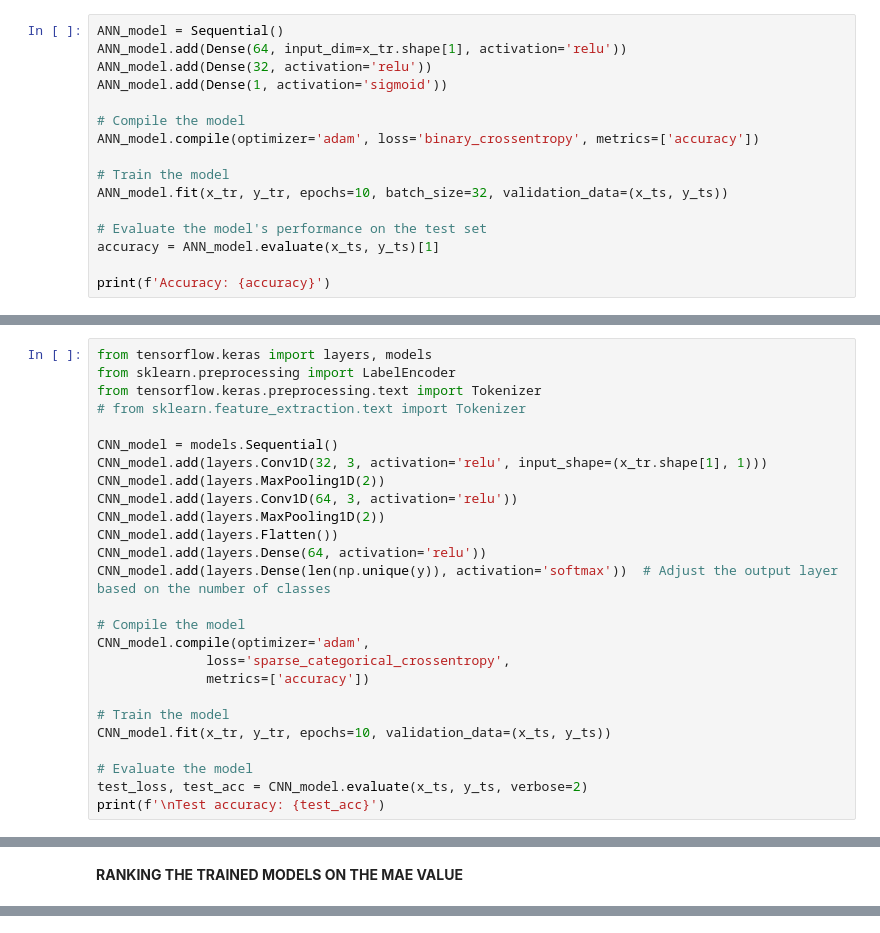
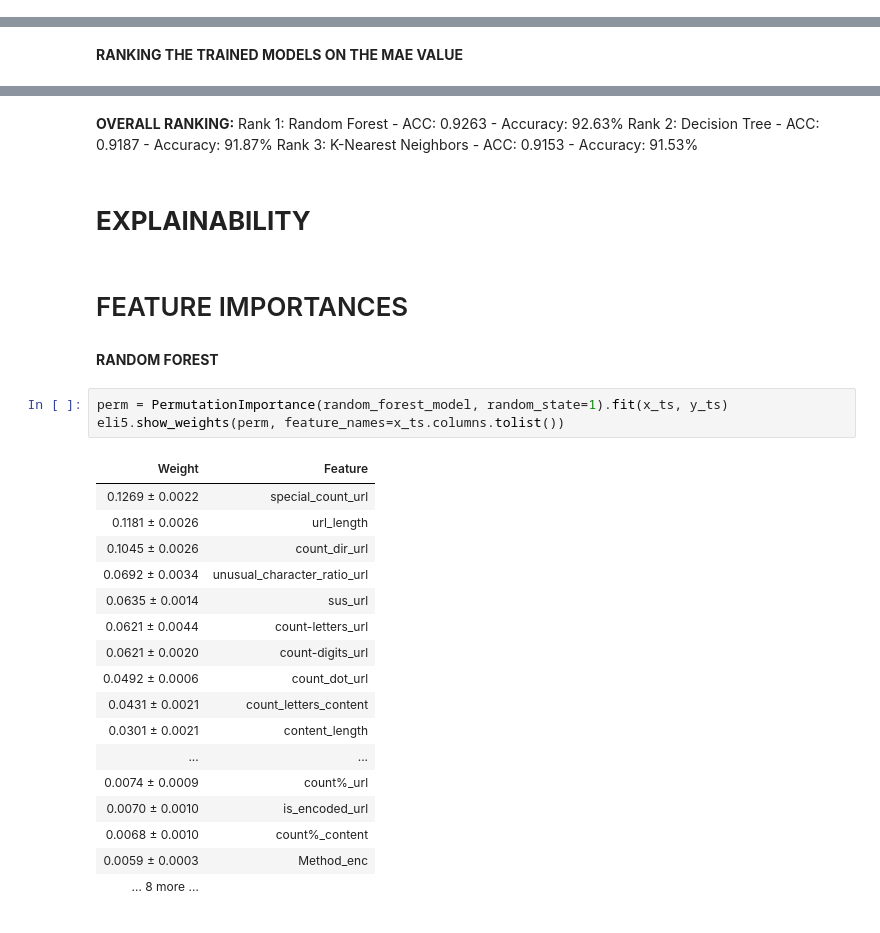
Before and after one commit to MonicaMedhat20/Web-Application-Firewall-WAF-Enhancement-, a Jupyter notebook: csic-2010-web-application-attacks-classifier.ipynb, the cells around one changed output, grey strips where cells are left out. Saved outputs shown, nothing was run; the diff lists cells and outputs as text.

```diff
--- a/csic-2010-web-application-attacks-classifier.ipynb
+++ b/csic-2010-web-application-attacks-classifier.ipynb
@@ -1140,16 +978,0 @@ Accuracy: 0.8159388899803162
-# %%
-ANN_model = Sequential()
-ANN_model.add(Dense(64, input_dim=x_tr.shape[1], activation='relu'))
-ANN_model.add(Dense(32, activation='relu'))
-ANN_model.add(Dense(1, activation='sigmoid'))
-
-# Compile the model
-ANN_model.compile(optimizer='adam', loss='binary_crossentropy', metrics=['accuracy'])
-
-# Train the model
-ANN_model.fit(x_tr, y_tr, epochs=10, batch_size=32, validation_data=(x_ts, y_ts))
-
-# Evaluate the model's performance on the test set
-accuracy = ANN_model.evaluate(x_ts, y_ts)[1]
-
-print(f'Accuracy: {accuracy}')
@@ -1176,26 +978,0 @@ Accuracy: 0.8310043811798096
-# %%
-from tensorflow.keras import layers, models
-from sklearn.preprocessing import LabelEncoder
-from tensorflow.keras.preprocessing.text import Tokenizer
-# from sklearn.feature_extraction.text import Tokenizer
-
-CNN_model = models.Sequential()
-CNN_model.add(layers.Conv1D(32, 3, activation='relu', input_shape=(x_tr.shape[1], 1)))
-CNN_model.add(layers.MaxPooling1D(2))
-CNN_model.add(layers.Conv1D(64, 3, activation='relu'))
-CNN_model.add(layers.MaxPooling1D(2))
-CNN_model.add(layers.Flatten())
-CNN_model.add(layers.Dense(64, activation='relu'))
-CNN_model.add(layers.Dense(len(np.unique(y)), activation='softmax'))  # Adjust the output layer based on the number of classes
-
-# Compile the model
-CNN_model.compile(optimizer='adam',
-              loss='sparse_categorical_crossentropy',
-              metrics=['accuracy'])
-
-# Train the model
-CNN_model.fit(x_tr, y_tr, epochs=10, validation_data=(x_ts, y_ts))
-
-# Evaluate the model
-test_loss, test_acc = CNN_model.evaluate(x_ts, y_ts, verbose=2)
-print(f'\nTest accuracy: {test_acc}')
@@ -1271,0 +1028,32 @@ Rank 6: NB - ACC: 0.6984 - Accuracy: 69.84%
+# %% [markdown]
+**OVERALL RANKING:**
+Rank 1: Random Forest - ACC: 0.9263 - Accuracy: 92.63%
+Rank 2: Decision Tree - ACC: 0.9187 - Accuracy: 91.87%
+Rank 3: K-Nearest Neighbors - ACC: 0.9153 - Accuracy: 91.53%
+# %% [markdown]
+# **EXPLAINABILITY**
+# %% [markdown]
+# FEATURE IMPORTANCES
+# %% [markdown]
+**RANDOM FOREST**
+# %%
+perm = PermutationImportance(random_forest_model, random_state=1).fit(x_ts, y_ts)
+eli5.show_weights(perm, feature_names=x_ts.columns.tolist())
+# %% [output]
+| Weight | Feature |
+| 0.1269 ± 0.0022 | special_count_url |
+| 0.1181 ± 0.0026 | url_length |
+| 0.1045 ± 0.0026 | count_dir_url |
+| 0.0692 ± 0.0034 | unusual_character_ratio_url |
+| 0.0635 ± 0.0014 | sus_url |
+| 0.0621 ± 0.0044 | count-letters_url |
+| 0.0621 ± 0.0020 | count-digits_url |
+| 0.0492 ± 0.0006 | count_dot_url |
+| 0.0431 ± 0.0021 | count_letters_content |
+| 0.0301 ± 0.0021 | content_length |
+| ... | ... |
+| 0.0074 ± 0.0009 | count%_url |
+| 0.0070 ± 0.0010 | is_encoded_url |
+| 0.0068 ± 0.0010 | count%_content |
+| 0.0059 ± 0.0003 | Method_enc |
+| … 8 more … |  |
```
Also changed, not shown: parts of 27 cells of this notebook.
